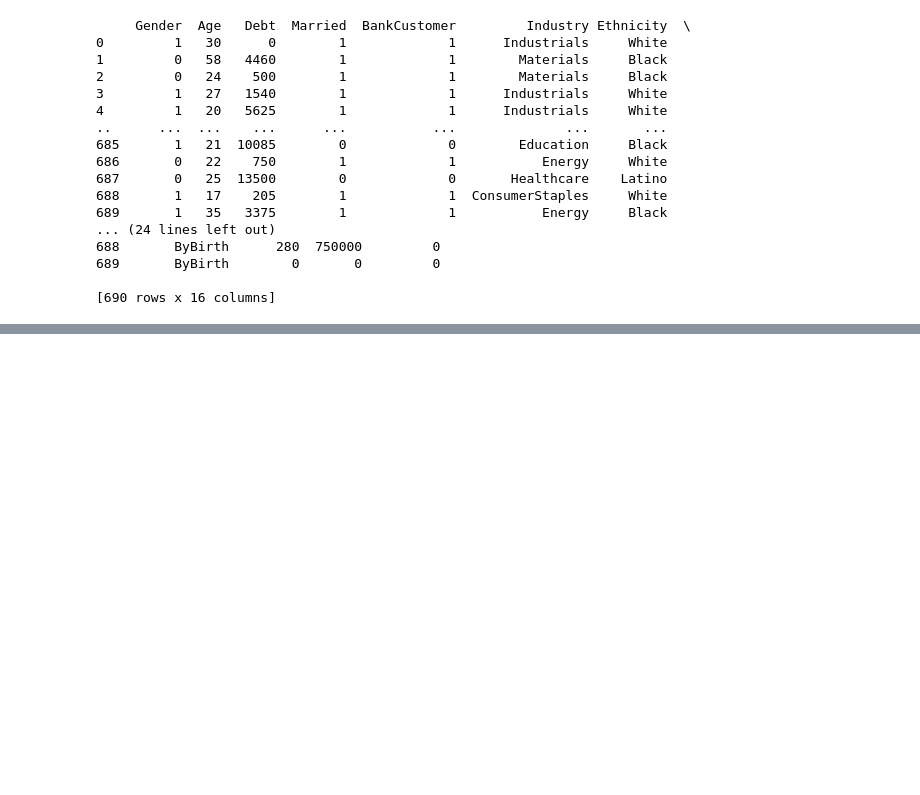
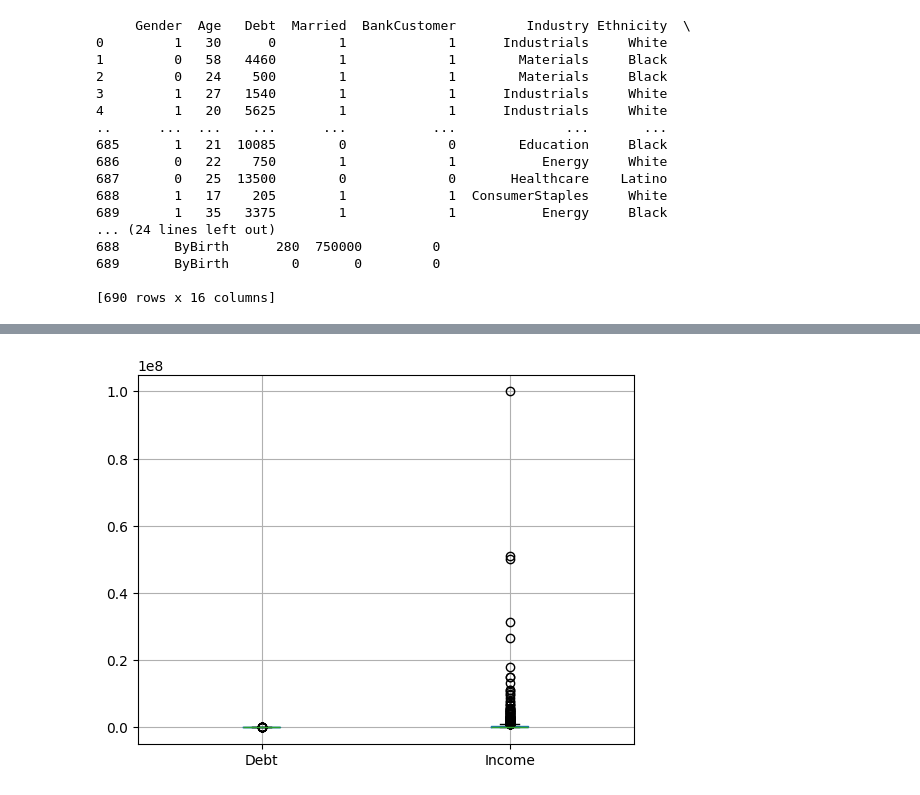
Before and after one commit to dtrejo21/stats-final-project, a Jupyter notebook: FinalProject.ipynb, the cells around one changed output, grey strips where cells are left out. Cells and saved outputs as stored; diff of their text form; code cells hidden in the pictures; blank space fills up the shorter version.

```diff
--- a/FinalProject.ipynb
+++ b/FinalProject.ipynb
@@ -44,0 +88,6 @@ print(cleanData)
+# %%
+# Boxplot for Debt and Income
+cleanData.boxplot(column=['Debt', 'Income'])
+plt.show()
+# %% [output]
+[figure, added]
```
Also changed, not shown: parts of 8 cells of this notebook.
